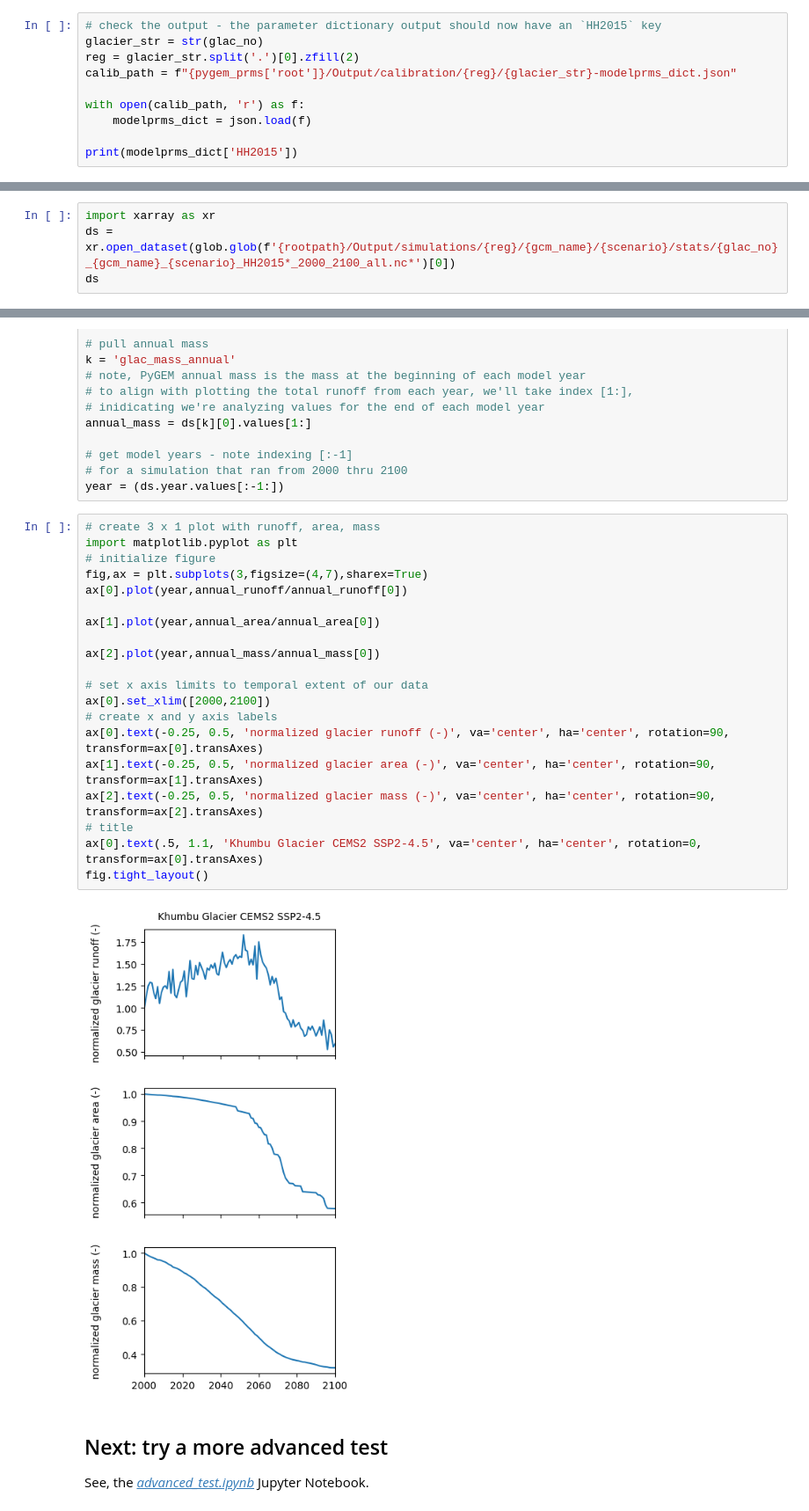
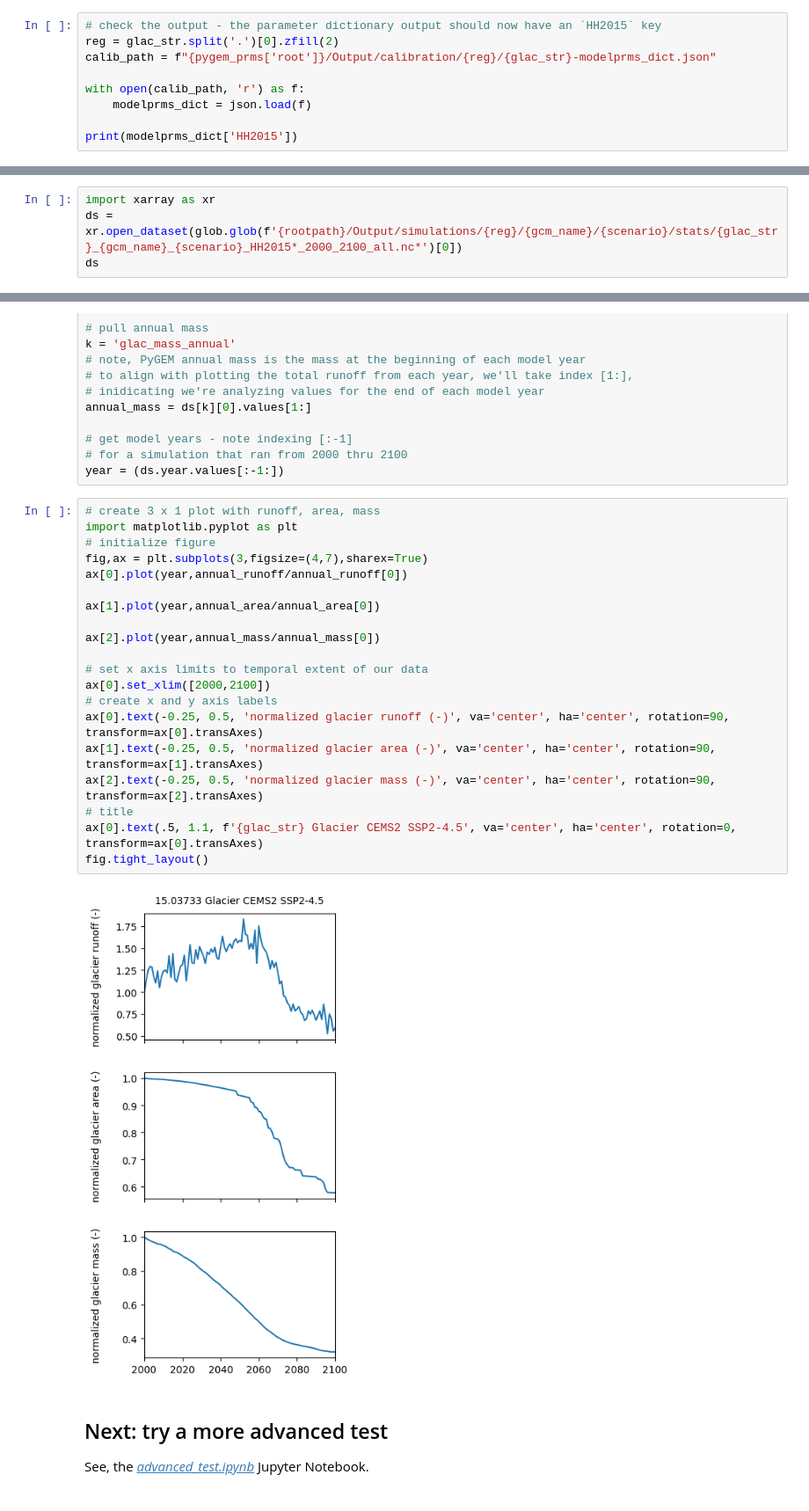
Before and after one commit to PyGEM-Community/PyGEM-notebooks, a Jupyter notebook: simple_test.ipynb, the cells around one changed output, grey strips where cells are left out. Shown at 88% size. Drawn from its saved outputs; the diff is of its cells as text.

```diff
--- a/simple_test.ipynb
+++ b/simple_test.ipynb
@@ -103,9 +106,8 @@ Total processing time: 0.8249719142913818 s
 If calibration completed successfully, we can inspect the output parameter file:
 # %%
 # check the output - the parameter dictionary output should now have an `HH2015` key
-glacier_str = str(glac_no)
-reg = glacier_str.split('.')[0].zfill(2)
-calib_path = f"{pygem_prms['root']}/Output/calibration/{reg}/{glacier_str}-modelprms_dict.json"
+reg = glac_str.split('.')[0].zfill(2)
+calib_path = f"{pygem_prms['root']}/Output/calibration/{reg}/{glac_str}-modelprms_dict.json"
 
 with open(calib_path, 'r') as f:
     modelprms_dict = json.load(f)
@@ -234,7 +230,7 @@ ls -lah $1/Output/simulations/$2/$3/$4/stats/*HH2015*.nc
 Visualize the model output. First use xarray to load the netcdf file shown above.
 # %%
 import xarray as xr
-ds = xr.open_dataset(glob.glob(f'{rootpath}/Output/simulations/{reg}/{gcm_name}/{scenario}/stats/{glac_no}_{gcm_name}_{scenario}_HH2015*_2000_2100_all.nc*')[0])
+ds = xr.open_dataset(glob.glob(f'{rootpath}/Output/simulations/{reg}/{gcm_name}/{scenario}/stats/{glac_str}_{gcm_name}_{scenario}_HH2015*_2000_2100_all.nc*')[0])
 ds
 # %% [output]
 <xarray.Dataset> Size: 33kB
@@ -285,25 +281,25 @@ year = (ds.year.values[:-1:])
 # %%
 # create 3 x 1 plot with runoff, area, mass
 import matplotlib.pyplot as plt
 # initialize figure
 fig,ax = plt.subplots(3,figsize=(4,7),sharex=True)
 ax[0].plot(year,annual_runoff/annual_runoff[0])
 
 ax[1].plot(year,annual_area/annual_area[0])
 
 ax[2].plot(year,annual_mass/annual_mass[0])
 
 # set x axis limits to temporal extent of our data
 ax[0].set_xlim([2000,2100])
 # create x and y axis labels
 ax[0].text(-0.25, 0.5, 'normalized glacier runoff (-)', va='center', ha='center', rotation=90, transform=ax[0].transAxes)
 ax[1].text(-0.25, 0.5, 'normalized glacier area (-)', va='center', ha='center', rotation=90, transform=ax[1].transAxes)
 ax[2].text(-0.25, 0.5, 'normalized glacier mass (-)', va='center', ha='center', rotation=90, transform=ax[2].transAxes)
 # title
-ax[0].text(.5, 1.1, 'Khumbu Glacier CEMS2 SSP2-4.5', va='center', ha='center', rotation=0, transform=ax[0].transAxes)
+ax[0].text(.5, 1.1, f'{glac_str} Glacier CEMS2 SSP2-4.5', va='center', ha='center', rotation=0, transform=ax[0].transAxes)
 fig.tight_layout()
 # %% [output]
-[figure, old version]
+[figure, new version]
 # %% [markdown]
 ## Next: try a more advanced test
 See, the [*advanced_test.ipynb*](https://github.com/PyGEM-Community/PyGEM-notebooks/blob/main/advanced_test.ipynb) Jupyter Notebook.
```
Also changed, not shown: parts of 8 cells of this notebook, 4 other files.
